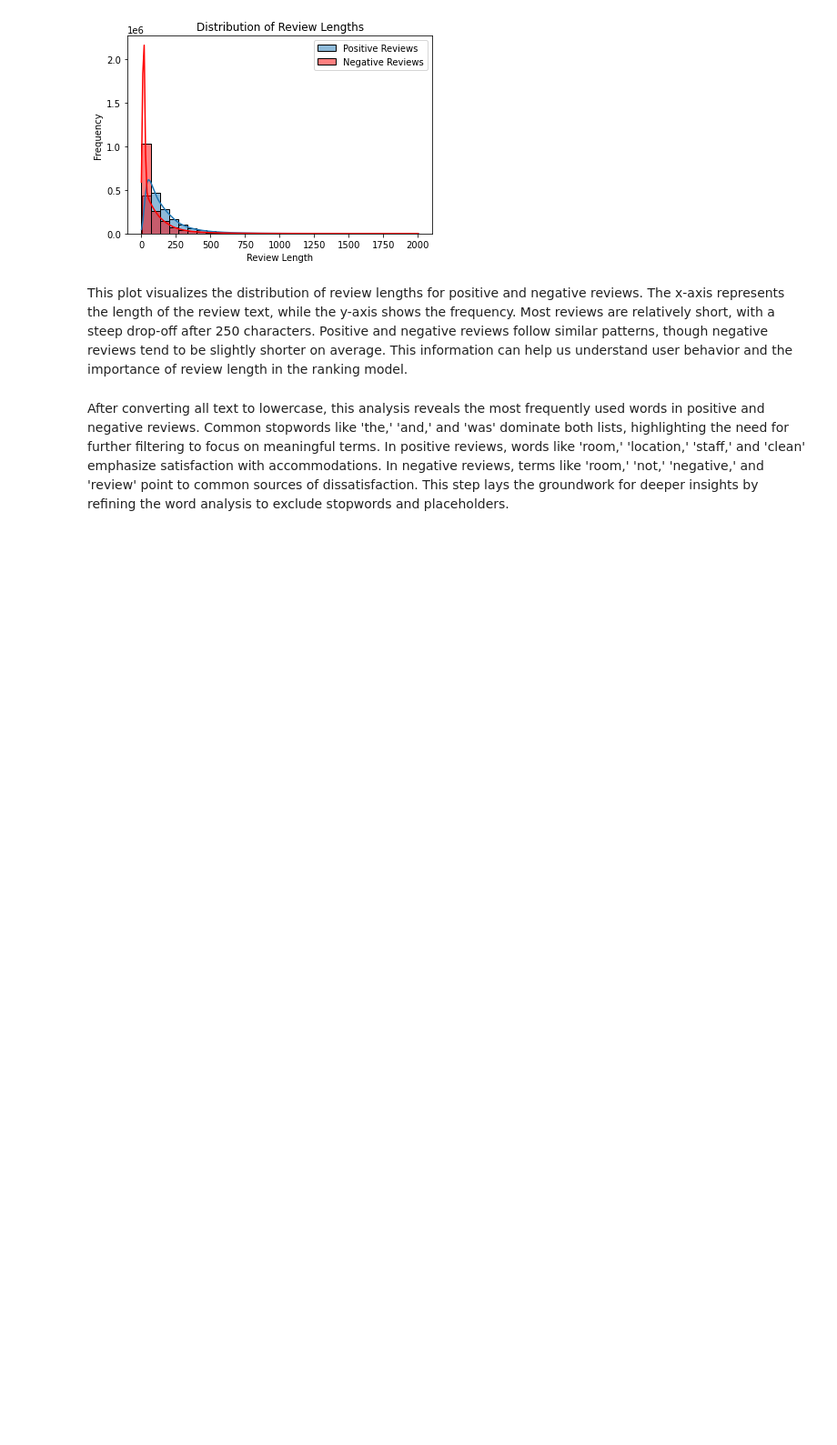
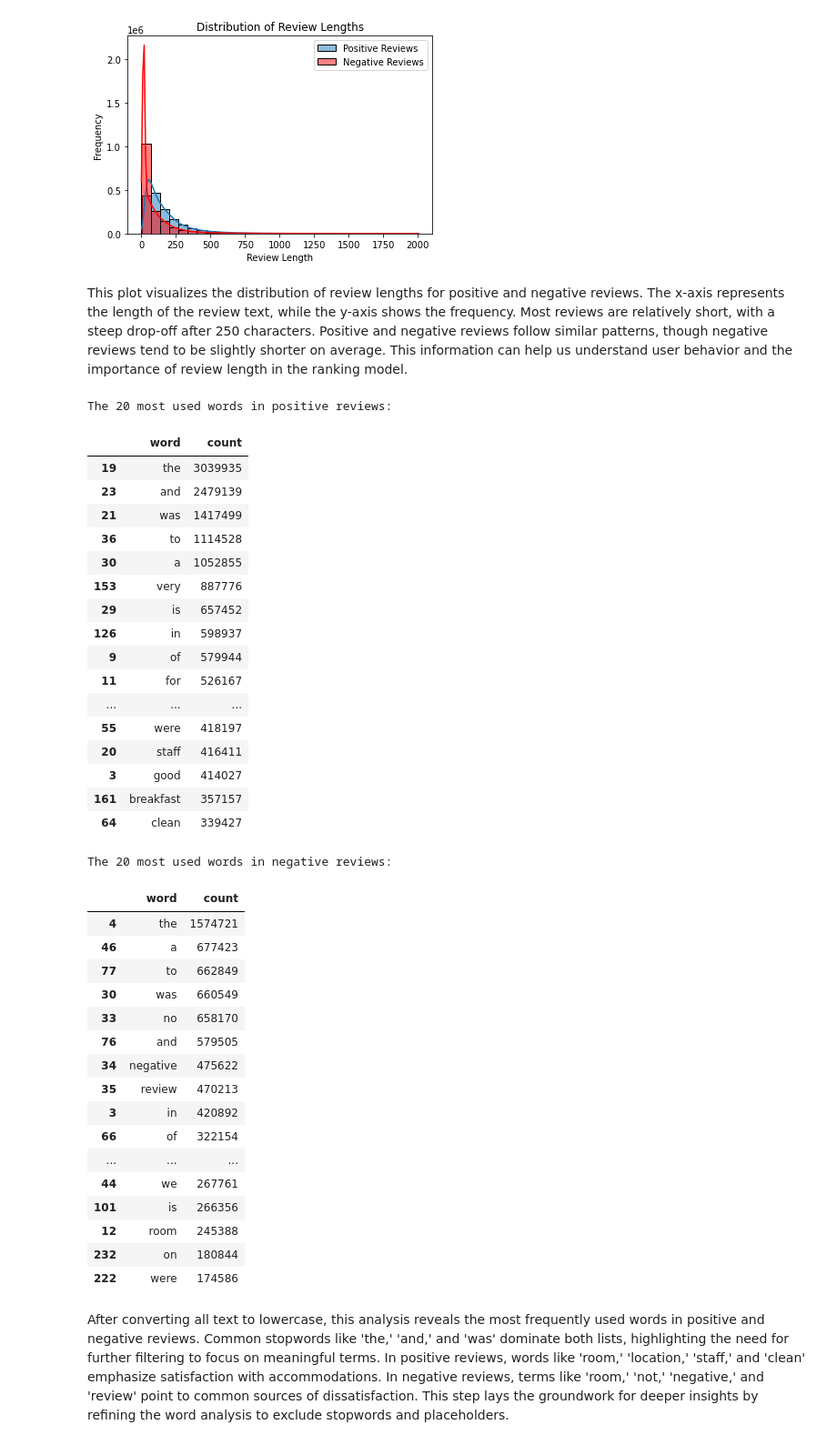
Before and after one commit to hilaBGU/booking_kaggle_competition, a Jupyter notebook: notebooks/BookingEDA.ipynb, the cells around one changed output. Shown at 91% size. Saved outputs shown, nothing was run; the diff lists cells and outputs as text; code cells hidden in the pictures; blank space fills up the shorter version.

```diff
--- a/notebooks/BookingEDA.ipynb
+++ b/notebooks/BookingEDA.ipynb
@@ -177,23 +175,60 @@ This information can help us understand user behavior and the importance of revi
 # %%
 review_positive_text = " ".join(review.lower() for review in train_reviews['review_positive'] if isinstance(review, str))
 review_negative_text = " ".join(review.lower() for review in train_reviews['review_negative'] if isinstance(review, str))
 
 review_positive_words = review_positive_text.split()
 review_negative_words = review_negative_text.split()
 
 review_positive_word_counts = Counter(review_positive_words)
 review_negative_word_counts = Counter(review_negative_words)
 
 review_positive_word_counts_df = pd.DataFrame(review_positive_word_counts.items(),
                                               columns=['word', 'count']).sort_values(by='count', ascending=False)
 review_negative_word_counts_df = pd.DataFrame(review_negative_word_counts.items(),
                                               columns=['word', 'count']).sort_values(by='count', ascending=False)
 
 print("The 20 most used words in positive reviews:")
-print(review_positive_word_counts_df.head(20))
+display(review_positive_word_counts_df.head(20))
 
 print("The 20 most used words in negative reviews:")
-print(review_negative_word_counts_df.head(20))
+display(review_negative_word_counts_df.head(20))
+# %% [output]
+The 20 most used words in positive reviews:
+|  | word | count |
+| 19 | the | 3039935 |
+| 23 | and | 2479139 |
+| 21 | was | 1417499 |
+| 36 | to | 1114528 |
+| 30 | a | 1052855 |
+| 153 | very | 887776 |
+| 29 | is | 657452 |
+| 126 | in | 598937 |
+| 9 | of | 579944 |
+| 11 | for | 526167 |
+| ... | ... | ... |
+| 55 | were | 418197 |
+| 20 | staff | 416411 |
+| 3 | good | 414027 |
+| 161 | breakfast | 357157 |
+| 64 | clean | 339427 |
+The 20 most used words in negative reviews:
+|  | word | count |
+| 4 | the | 1574721 |
+| 46 | a | 677423 |
+| 77 | to | 662849 |
+| 30 | was | 660549 |
+| 33 | no | 658170 |
+| 76 | and | 579505 |
+| 34 | negative | 475622 |
+| 35 | review | 470213 |
+| 3 | in | 420892 |
+| 66 | of | 322154 |
+| ... | ... | ... |
+| 44 | we | 267761 |
+| 101 | is | 266356 |
+| 12 | room | 245388 |
+| 232 | on | 180844 |
+| 222 | were | 174586 |
 # %% [markdown]
 After converting all text to lowercase, this analysis reveals the most frequently used words in positive and negative reviews.
 Common stopwords like 'the,' 'and,' and 'was' dominate both lists, highlighting the need for further filtering to focus on meaningful terms.
```
Also changed, not shown: parts of 12 cells of this notebook, 4 other files.
